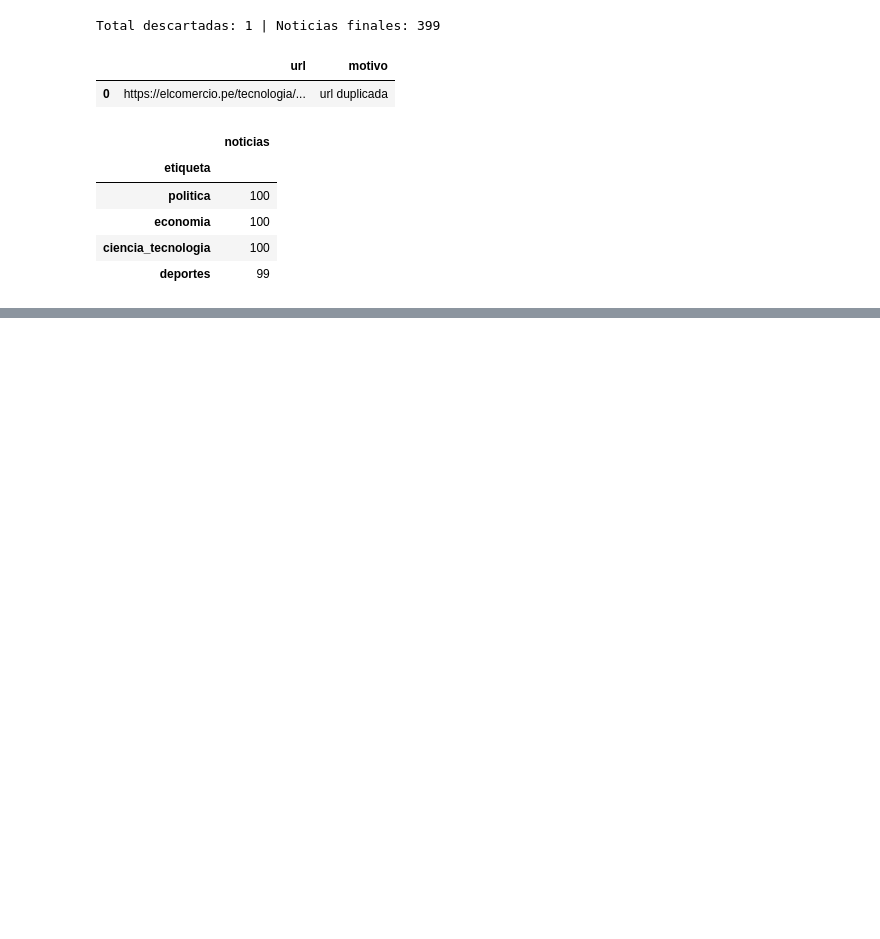
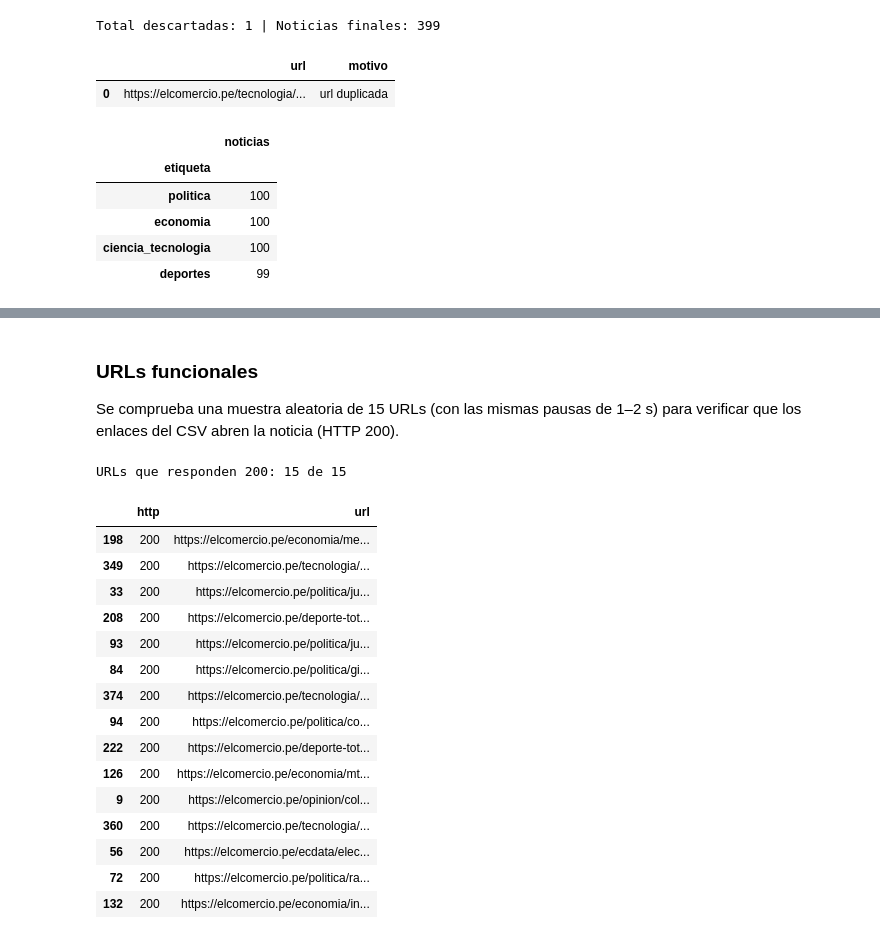
Before and after one commit to grey-d18/grey_diplomado, a Jupyter notebook: tarea_1/01_recoleccion.ipynb, the cells around one changed output, grey strips where cells are left out. Drawn from its saved outputs; the diff is of its cells as text; code cells hidden in the pictures; blank space fills up the shorter version.

```diff
--- a/tarea_1/01_recoleccion.ipynb
+++ b/tarea_1/01_recoleccion.ipynb
@@ -457,0 +573,35 @@ df.etiqueta.value_counts().rename("noticias").to_frame()
+# %% [markdown]
+### URLs funcionales
+
+Se comprueba una muestra aleatoria de 15 URLs (con las mismas pausas de 1–2 s) para
+verificar que los enlaces del CSV abren la noticia (HTTP 200).
+# %%
+muestra = df.sample(15, random_state=42)
+estado_urls = []
+for url in muestra.url:
+    time.sleep(random.uniform(*PAUSA))
+    try:
+        estado_urls.append(sesion.head(url, timeout=20, allow_redirects=True).status_code)
+    except requests.RequestException:
+        estado_urls.append(0)
+muestra = muestra.assign(http=estado_urls)[["http", "url"]]
+print(f"URLs que responden 200: {(muestra.http == 200).sum()} de {len(muestra)}")
+muestra
+# %% [output]
+URLs que responden 200: 15 de 15
+|  | http | url |
+| 198 | 200 | https://elcomercio.pe/economia/me... |
+| 349 | 200 | https://elcomercio.pe/tecnologia/... |
+| 33 | 200 | https://elcomercio.pe/politica/ju... |
+| 208 | 200 | https://elcomercio.pe/deporte-tot... |
+| 93 | 200 | https://elcomercio.pe/politica/ju... |
+| 84 | 200 | https://elcomercio.pe/politica/gi... |
+| 374 | 200 | https://elcomercio.pe/tecnologia/... |
+| 94 | 200 | https://elcomercio.pe/politica/co... |
+| 222 | 200 | https://elcomercio.pe/deporte-tot... |
+| 126 | 200 | https://elcomercio.pe/economia/mt... |
+| 9 | 200 | https://elcomercio.pe/opinion/col... |
+| 360 | 200 | https://elcomercio.pe/tecnologia/... |
+| 56 | 200 | https://elcomercio.pe/ecdata/elec... |
+| 72 | 200 | https://elcomercio.pe/politica/ra... |
+| 132 | 200 | https://elcomercio.pe/economia/in... |
```
Also changed, not shown: parts of 15 cells of this notebook, 1 other file.
